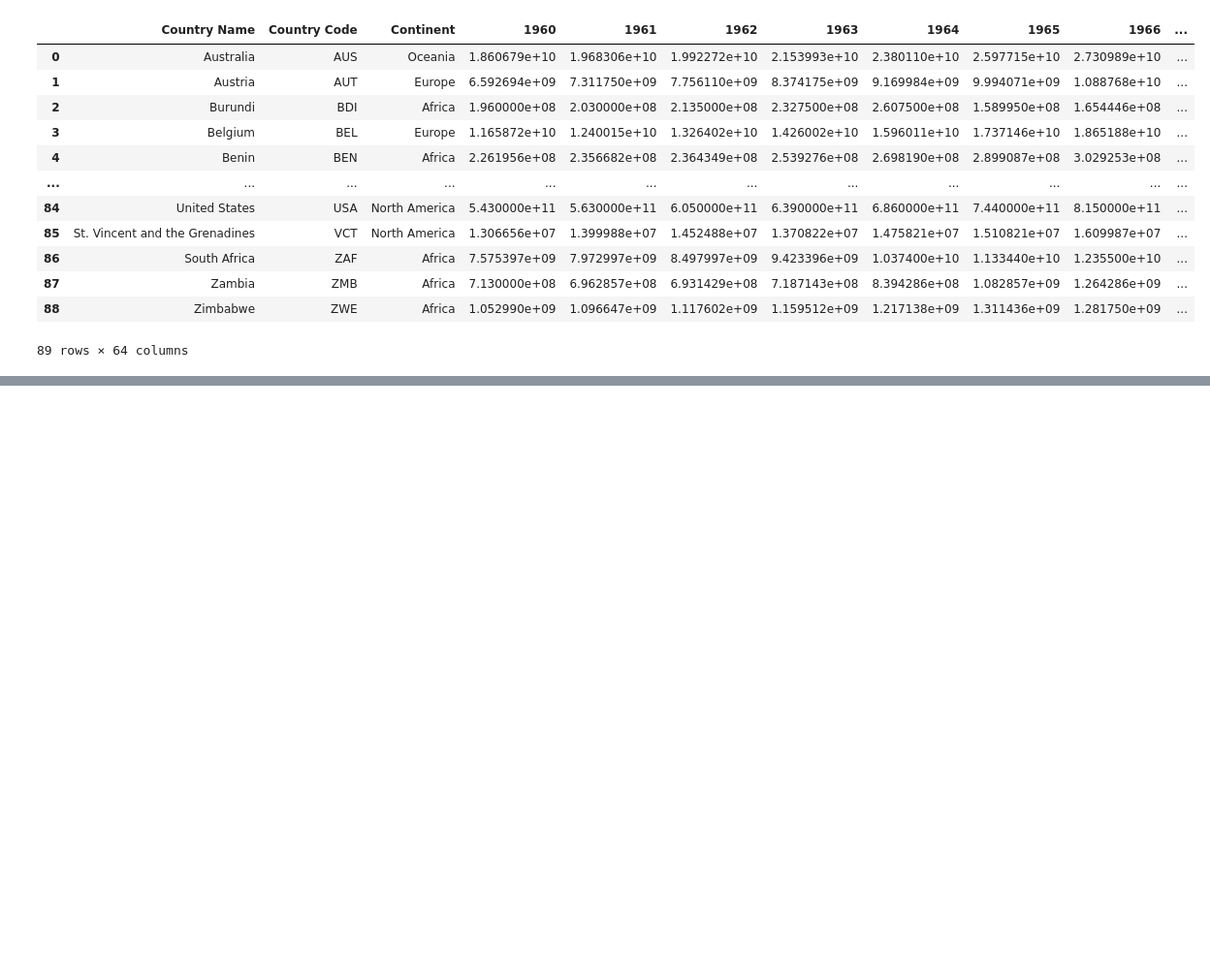
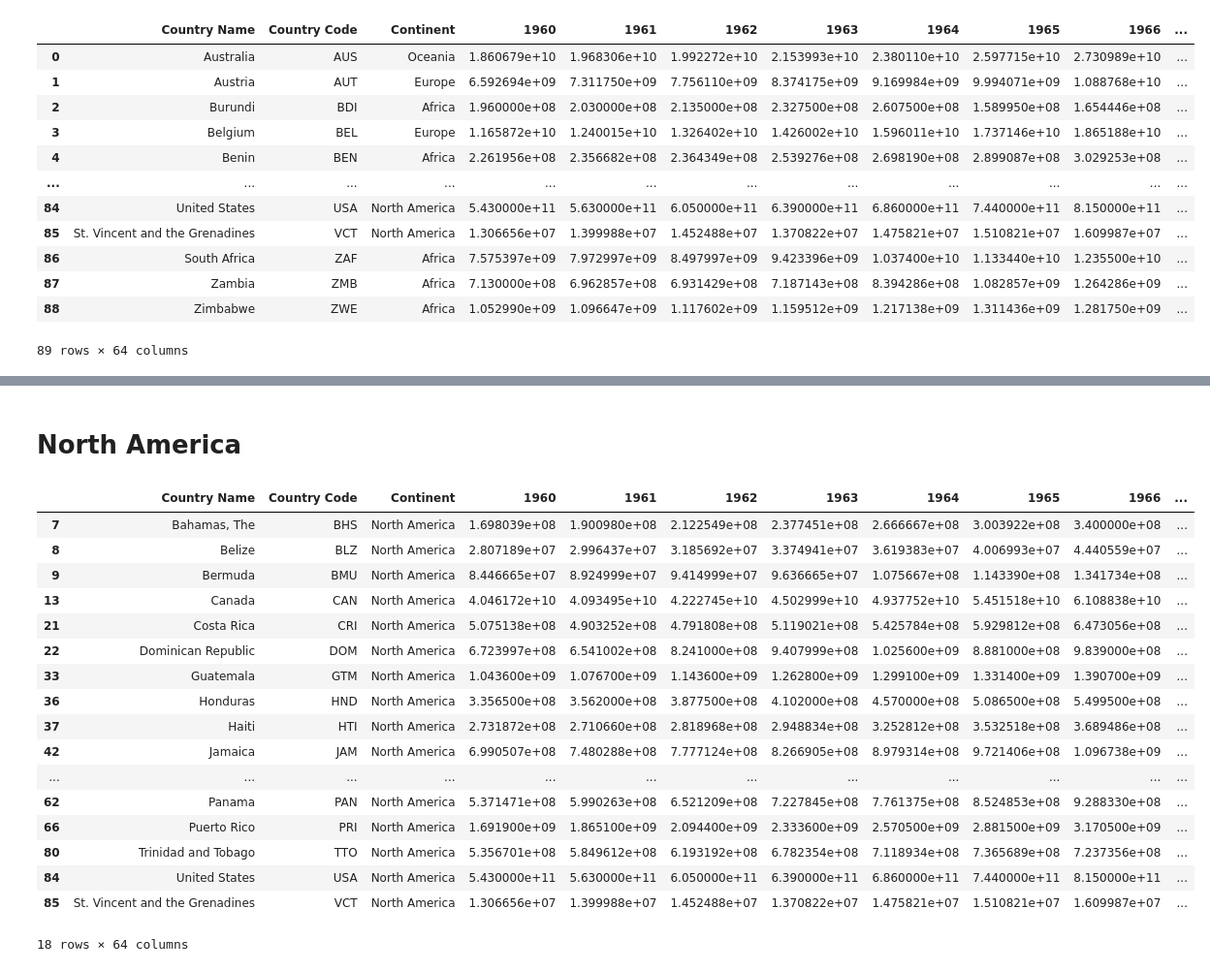
Before and after one commit to Elnaz-Talebi/Fluctuating-GDP-Visualization, a Jupyter notebook: Final Project_Part 1.ipynb, the cells around one changed output, grey strips where cells are left out. Shown at 97% size. Saved outputs shown, nothing was run; the diff lists cells and outputs as text; code cells hidden in the pictures; blank space fills up the shorter version.

```diff
--- a/Final Project_Part 1.ipynb
+++ b/Final Project_Part 1.ipynb
@@ -50,0 +233,24 @@ gdp
+# %% [markdown]
+# North America
+# %%
+Top_3_North_America_countries_2020 = gdp[gdp["Continent"].isin(["North America"])]
+Top_3_North_America_countries_2020
+# %% [output]
+|  | Country Name | Country Code | Continent | 1960 | 1961 | 1962 | 1963 | 1964 | 1965 | 1966 | ... |
+| 7 | Bahamas, The | BHS | North America | 1.698039e+08 | 1.900980e+08 | 2.122549e+08 | 2.377451e+08 | 2.666667e+08 | 3.003922e+08 | 3.400000e+08 | ... |
+| 8 | Belize | BLZ | North America | 2.807189e+07 | 2.996437e+07 | 3.185692e+07 | 3.374941e+07 | 3.619383e+07 | 4.006993e+07 | 4.440559e+07 | ... |
+| 9 | Bermuda | BMU | North America | 8.446665e+07 | 8.924999e+07 | 9.414999e+07 | 9.636665e+07 | 1.075667e+08 | 1.143390e+08 | 1.341734e+08 | ... |
+| 13 | Canada | CAN | North America | 4.046172e+10 | 4.093495e+10 | 4.222745e+10 | 4.502999e+10 | 4.937752e+10 | 5.451518e+10 | 6.108838e+10 | ... |
+| 21 | Costa Rica | CRI | North America | 5.075138e+08 | 4.903252e+08 | 4.791808e+08 | 5.119021e+08 | 5.425784e+08 | 5.929812e+08 | 6.473056e+08 | ... |
+| 22 | Dominican Republic | DOM | North America | 6.723997e+08 | 6.541002e+08 | 8.241000e+08 | 9.407999e+08 | 1.025600e+09 | 8.881000e+08 | 9.839000e+08 | ... |
+| 33 | Guatemala | GTM | North America | 1.043600e+09 | 1.076700e+09 | 1.143600e+09 | 1.262800e+09 | 1.299100e+09 | 1.331400e+09 | 1.390700e+09 | ... |
+| 36 | Honduras | HND | North America | 3.356500e+08 | 3.562000e+08 | 3.877500e+08 | 4.102000e+08 | 4.570000e+08 | 5.086500e+08 | 5.499500e+08 | ... |
+| 37 | Haiti | HTI | North America | 2.731872e+08 | 2.710660e+08 | 2.818968e+08 | 2.948834e+08 | 3.252812e+08 | 3.532518e+08 | 3.689486e+08 | ... |
+| 42 | Jamaica | JAM | North America | 6.990507e+08 | 7.480288e+08 | 7.777124e+08 | 8.266905e+08 | 8.979314e+08 | 9.721406e+08 | 1.096738e+09 | ... |
+| ... | ... | ... | ... | ... | ... | ... | ... | ... | ... | ... | ... |
+| 62 | Panama | PAN | North America | 5.371471e+08 | 5.990263e+08 | 6.521209e+08 | 7.227845e+08 | 7.761375e+08 | 8.524853e+08 | 9.288330e+08 | ... |
+| 66 | Puerto Rico | PRI | North America | 1.691900e+09 | 1.865100e+09 | 2.094400e+09 | 2.333600e+09 | 2.570500e+09 | 2.881500e+09 | 3.170500e+09 | ... |
+| 80 | Trinidad and Tobago | TTO | North America | 5.356701e+08 | 5.849612e+08 | 6.193192e+08 | 6.782354e+08 | 7.118934e+08 | 7.365689e+08 | 7.237356e+08 | ... |
+| 84 | United States | USA | North America | 5.430000e+11 | 5.630000e+11 | 6.050000e+11 | 6.390000e+11 | 6.860000e+11 | 7.440000e+11 | 8.150000e+11 | ... |
+| 85 | St. Vincent and the Grenadines | VCT | North America | 1.306656e+07 | 1.399988e+07 | 1.452488e+07 | 1.370822e+07 | 1.475821e+07 | 1.510821e+07 | 1.609987e+07 | ... |
+18 rows × 64 columns
```
Also changed, not shown: parts of 49 cells of this notebook.
